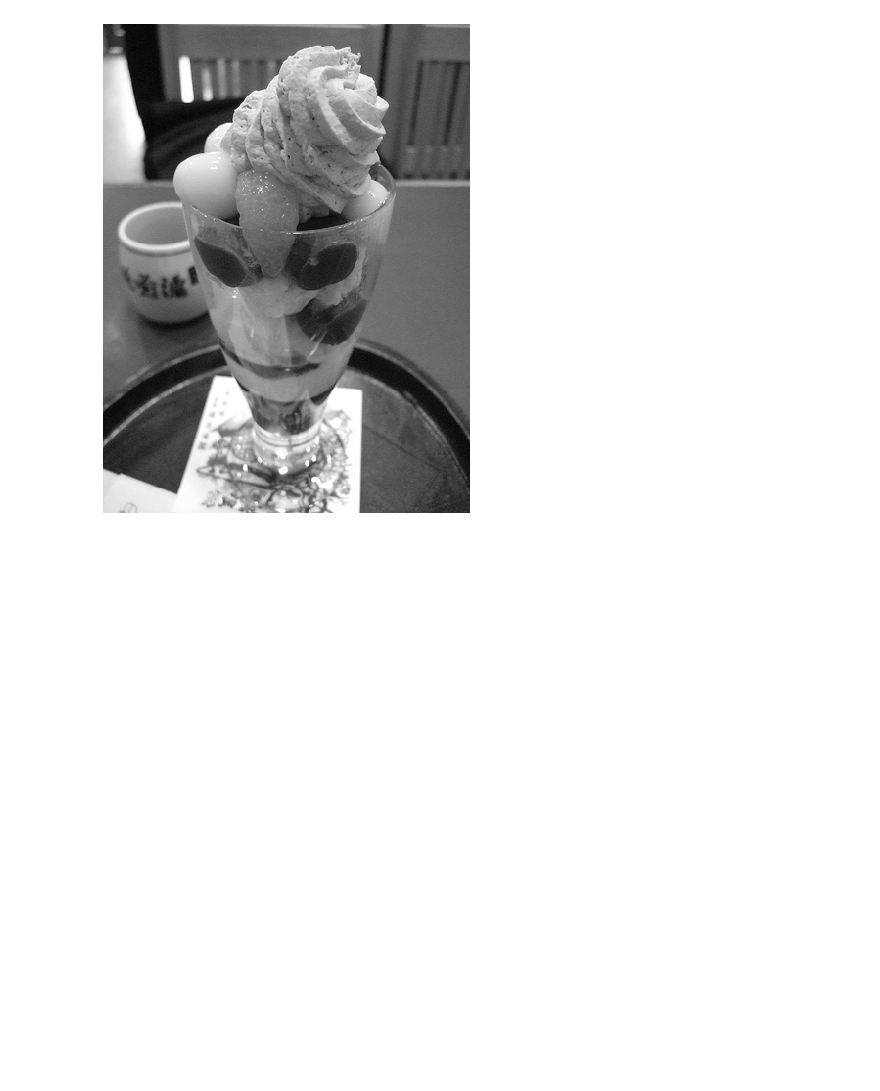
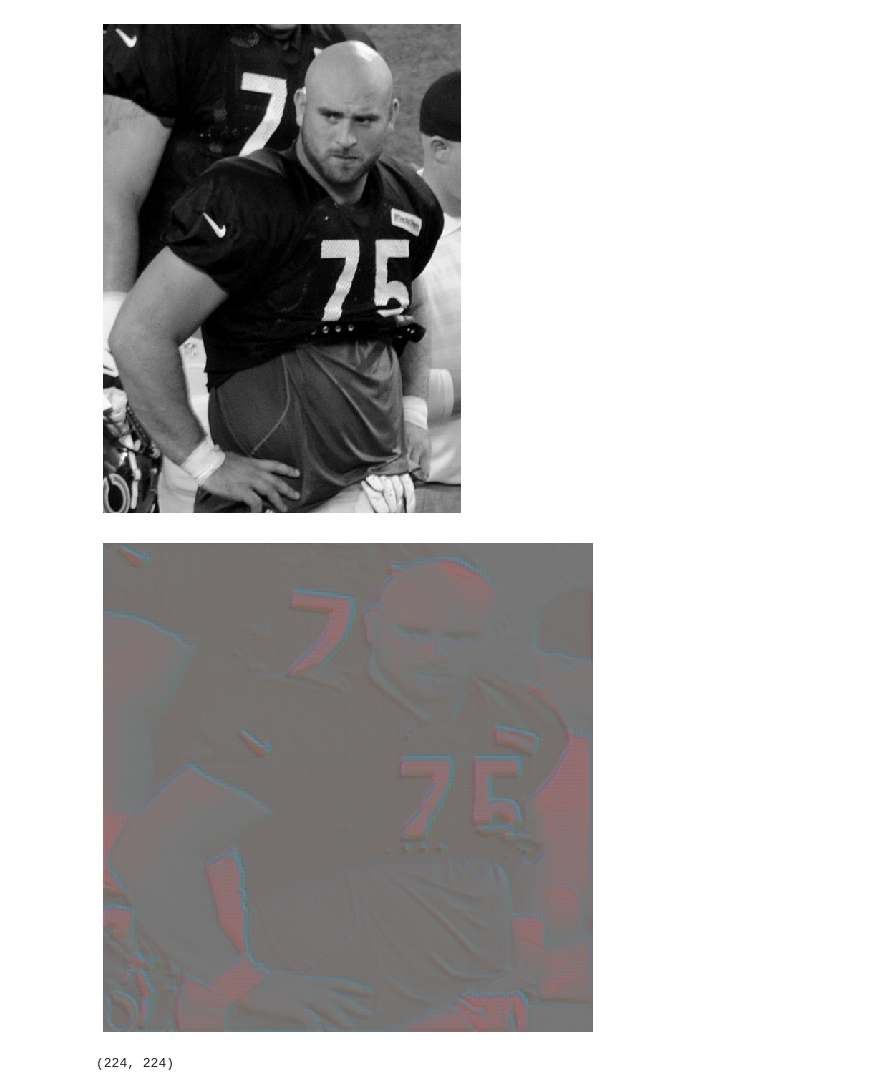
Before and after one commit to srihari-humbarwadi/image_colorization_gan_tf2.0, a Jupyter notebook: model/train.ipynb, the cells around one changed output. Drawn from its saved outputs; the diff is of its cells as text; code cells hidden in the pictures; blank space fills up the shorter version.

Commit message:
changed dataset from imagenet-sample to wiki-faces

```diff
--- a/model/train.ipynb
+++ b/model/train.ipynb
@@ -157,6 +153,7 @@ class Colorizer:
 
     def build_dataset(self):
         logger.info('++++Building Dataset')
+        logger.info('++++Processing {} images'.format(len(self.image_list)))
         self.steps = len(self.image_list) // self.batch_size
         def preprocess_input(image_path):
             image = tf.io.read_file(image_path)
@@ -214,9 +211,10 @@ class Colorizer:
             if self.restore_parameters:
                 logger.info('++++Restoring Parameters')
                 self.generator.build((256, 256, 1))
-                self.discriminator.build((1, 256, 256, 4))
-                latest_checkpoint = tf.train.latest_checkpoint(self.model_dir)
-                self.restore_status = self.checkpoint.restore(latest_checkpoint)
+                self.discriminator.build((256, 256, 4))
+                self.latest_checkpoint = tf.train.latest_checkpoint(self.model_dir)
+                logger.info('++++Restored Parameters from {}', self.latest_checkpoint)
+                self.restore_status = self.checkpoint.restore(self.latest_checkpoint)
 
     def create_summary_writer(self):
         self.summary_writer = tf.summary.create_file_writer(logdir=self.tensorboard_log_dir)
@@ -288,8 +286,8 @@ class Colorizer:
 
     def train(self):
         logger.info('++++Starting Training Loop')
-        if self.restore_parameters:
-            self.restore_status.assert_consumed()
+#         if self.restore_parameters:
+#             self.restore_status.assert_consumed()
 
         @tf.function
         def train_step(grayscale_image, lab_image):
@@ -347,10 +345,10 @@ class Colorizer:
 
 
     def __call__(self, grayscale_image):
-        self.restore_status.assert_consumed()
+#         self.restore_status.assert_consumed()
         assert grayscale_image.ndim == 2
         grayscale_image = resize(grayscale_image, output_shape=(256, 256))
-        grayscale_image = grayscale_image[None, ..., None]*2 - 1
+        grayscale_image = np.float32(grayscale_image[None, ..., None]*2 - 1)
         lab_image = self.generator(grayscale_image, training=False)[0]
         lab_image = np.stack([
             (lab_image[..., 0]+1)*50,
@@ -366,8 +364,8 @@ config = {
     'batch_size':32,
     'd_lr':1e-4,
     'g_lr':1e-4,
-    'image_list':glob('train/*/*'),
-    'model_dir':'/gdrive/My\ Drive/colorizer/model_files',
+    'image_list':glob('wiki/*/*'),
+    'model_dir':'drive/colorizer/model_files',
     'tensorboard_log_dir':'logs',
     'checkpoint_prefix':'ckpt',
     'restore_parameters':False
@@ -395,7 +396,8 @@ INFO:tensorflow:{'epoch': 1, 'batch': 41, 'generator_loss': 10.509, 'discriminat
 # %%
-image = imread(glob('train/*/*')[15], as_gray=True)
+image = imread(glob('wiki/*/*')[105], as_gray=True)
 colored_image = colorizer(image)
 imshow(image)
-# imshow(colored_image)
+imshow(colored_image)
 # %% [output]
-[figure, old version]
+[figure, new version]
+[figure, added]
@@ -401,0 +408,4 @@ imshow(image)
+# %%
+image.shape
+# %% [output]
+(224, 224)
```
Also changed, not shown: parts of 6 cells of this notebook.
